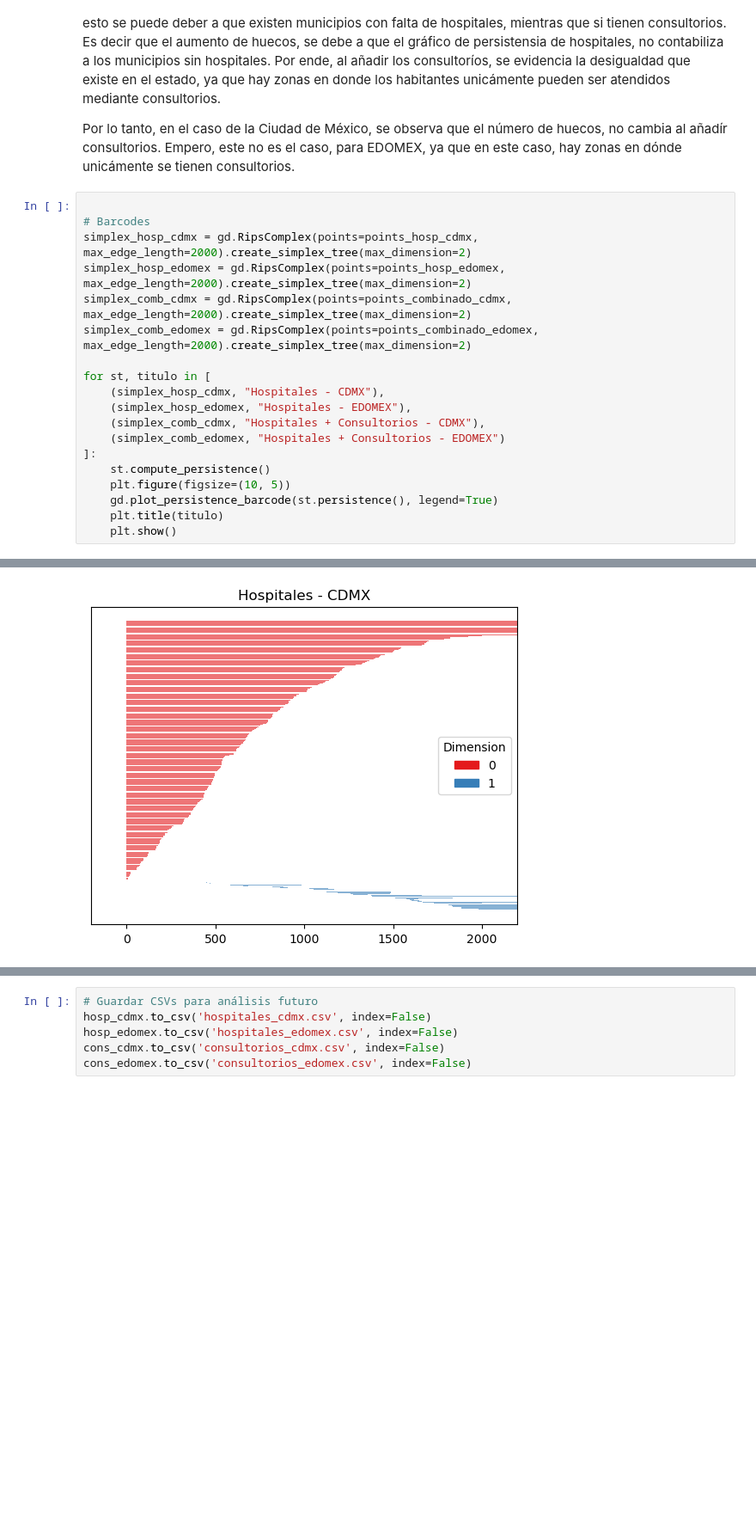
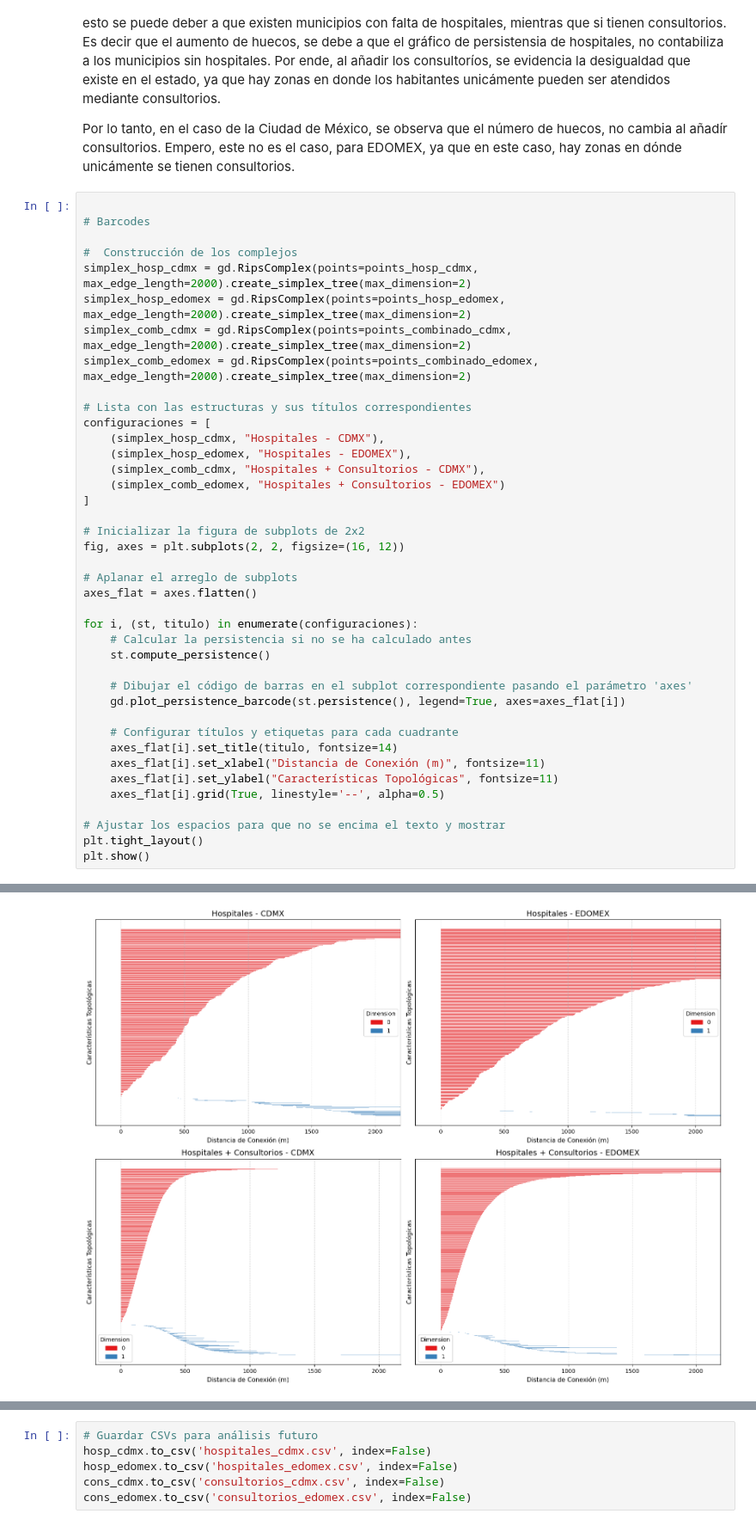
Before and after one commit to A01659576/An-lisis-de-Datos-econ-micos-Geolocalizados-utilizando-Persistencia-Homol-gica, a Jupyter notebook: RetoTopologia62.ipynb, the cells around one changed output, grey strips where cells are left out. Shown at 86% size. Drawn from its saved outputs; the diff is of its cells as text; blank space fills up the shorter version.

```diff
--- a/RetoTopologia62.ipynb
+++ b/RetoTopologia62.ipynb
@@ -1050,20 +1192,41 @@ Por lo tanto, en el caso de la Ciudad de México, se observa que el número de h
 # %%
 
 # Barcodes
+
+#  Construcción de los complejos
 simplex_hosp_cdmx = gd.RipsComplex(points=points_hosp_cdmx, max_edge_length=2000).create_simplex_tree(max_dimension=2)
 simplex_hosp_edomex = gd.RipsComplex(points=points_hosp_edomex, max_edge_length=2000).create_simplex_tree(max_dimension=2)
 simplex_comb_cdmx = gd.RipsComplex(points=points_combinado_cdmx, max_edge_length=2000).create_simplex_tree(max_dimension=2)
 simplex_comb_edomex = gd.RipsComplex(points=points_combinado_edomex, max_edge_length=2000).create_simplex_tree(max_dimension=2)
 
-for st, titulo in [
+# Lista con las estructuras y sus títulos correspondientes
+configuraciones = [
     (simplex_hosp_cdmx, "Hospitales - CDMX"),
     (simplex_hosp_edomex, "Hospitales - EDOMEX"),
     (simplex_comb_cdmx, "Hospitales + Consultorios - CDMX"),
     (simplex_comb_edomex, "Hospitales + Consultorios - EDOMEX")
-]:
+]
+
+# Inicializar la figura de subplots de 2x2
+fig, axes = plt.subplots(2, 2, figsize=(16, 12))
+
+# Aplanar el arreglo de subplots
+axes_flat = axes.flatten()
+
+for i, (st, titulo) in enumerate(configuraciones):
+    # Calcular la persistencia si no se ha calculado antes
     st.compute_persistence()
-    plt.figure(figsize=(10, 5))
-    gd.plot_persistence_barcode(st.persistence(), legend=True)
-    plt.title(titulo)
-    plt.show()
+
+    # Dibujar el código de barras en el subplot correspondiente pasando el parámetro 'axes'
+    gd.plot_persistence_barcode(st.persistence(), legend=True, axes=axes_flat[i])
+
+    # Configurar títulos y etiquetas para cada cuadrante
+    axes_flat[i].set_title(titulo, fontsize=14)
+    axes_flat[i].set_xlabel("Distancia de Conexión (m)", fontsize=11)
+    axes_flat[i].set_ylabel("Características Topológicas", fontsize=11)
+    axes_flat[i].grid(True, linestyle='--', alpha=0.5)
+
+# Ajustar los espacios para que no se encima el texto y mostrar
+plt.tight_layout()
+plt.show()
 # %% [output]
@@ -1071 +1233 @@ for st, titulo in [
-[figure, old version]
+[figure, new version]
```
Also changed, not shown: parts of 24 cells of this notebook.
